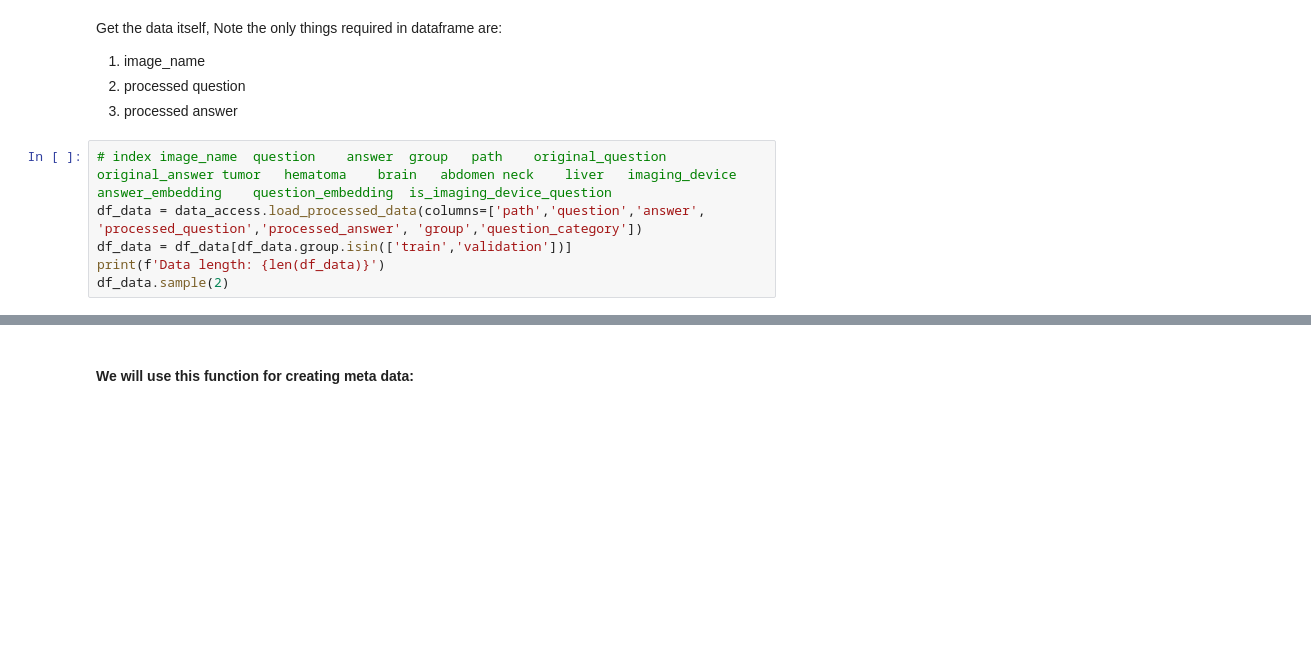
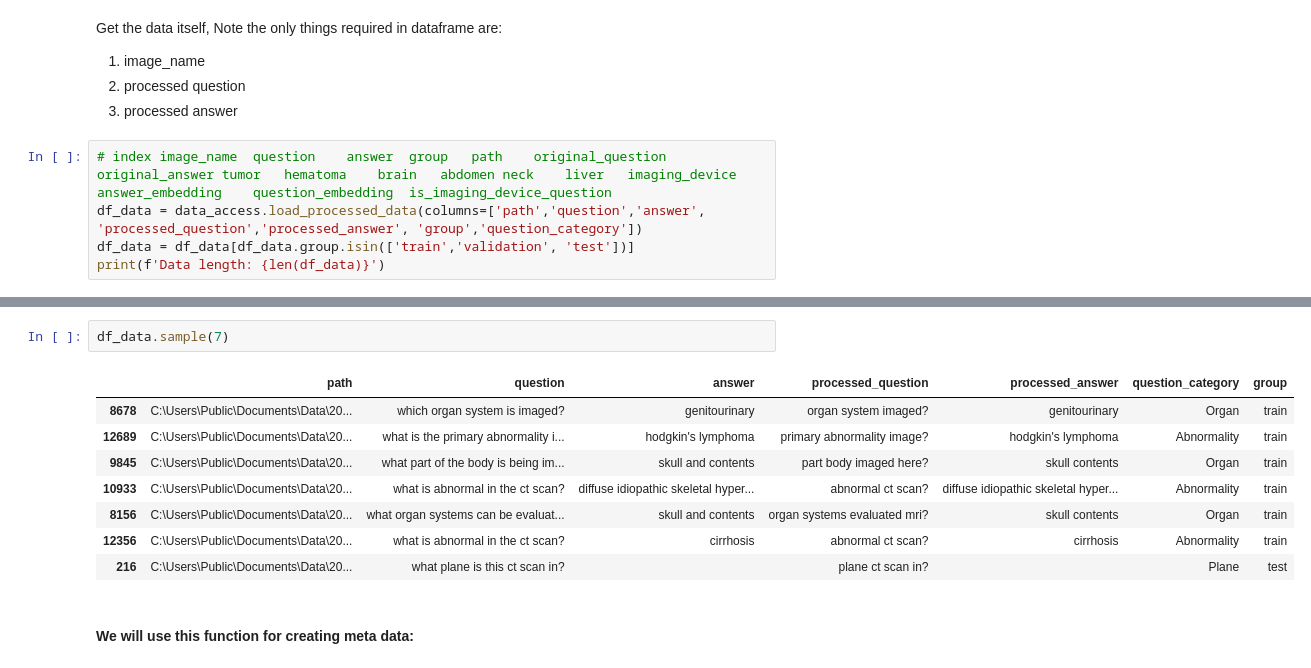
Before and after one commit to turner11/VQA-MED, a Jupyter notebook: VQA-MED/VQA.Python/2_create_meta_data.ipynb, the cells around one changed output, grey strips where cells are left out. Cells and saved outputs as stored; diff of their text form; blank space fills up the shorter version.

```diff
--- a/VQA-MED/VQA.Python/2_create_meta_data.ipynb
+++ b/VQA-MED/VQA.Python/2_create_meta_data.ipynb
@@ -23,7 +23,6 @@ Get the data itself, Note the only things required in dataframe are:
 # %%
 # index	image_name	question	answer	group	path	original_question	original_answer	tumor	hematoma	brain	abdomen	neck	liver	imaging_device	answer_embedding	question_embedding	is_imaging_device_question
 df_data = data_access.load_processed_data(columns=['path','question','answer', 'processed_question','processed_answer', 'group','question_category'])
-df_data = df_data[df_data.group.isin(['train','validation'])]
+df_data = df_data[df_data.group.isin(['train','validation', 'test'])]
 print(f'Data length: {len(df_data)}')
-df_data.sample(2)
 # %% [output]
@@ -40,3 +32,14 @@ Data length: 14792
+# %%
+df_data.sample(7)
+# %% [output]
+|  | path | question | answer | processed_question | processed_answer | question_category | group |
+| 8678 | C:\Users\Public\Documents\Data\20... | which organ system is imaged? | genitourinary | organ system imaged? | genitourinary | Organ | train |
+| 12689 | C:\Users\Public\Documents\Data\20... | what is the primary abnormality i... | hodgkin's lymphoma | primary abnormality image? | hodgkin's lymphoma | Abnormality | train |
+| 9845 | C:\Users\Public\Documents\Data\20... | what part of the body is being im... | skull and contents | part body imaged here? | skull contents | Organ | train |
+| 10933 | C:\Users\Public\Documents\Data\20... | what is abnormal in the ct scan? | diffuse idiopathic skeletal hyper... | abnormal ct scan? | diffuse idiopathic skeletal hyper... | Abnormality | train |
+| 8156 | C:\Users\Public\Documents\Data\20... | what organ systems can be evaluat... | skull and contents | organ systems evaluated mri? | skull contents | Organ | train |
+| 12356 | C:\Users\Public\Documents\Data\20... | what is abnormal in the ct scan? | cirrhosis | abnormal ct scan? | cirrhosis | Abnormality | train |
+| 216 | C:\Users\Public\Documents\Data\20... | what plane is this ct scan in? |  | plane ct scan in? |  | Plane | test |
 # %% [markdown]
 #### We will use this function for creating meta data:
 # %%
```
Also changed, not shown: parts of 5 cells of this notebook, 6 other files.
